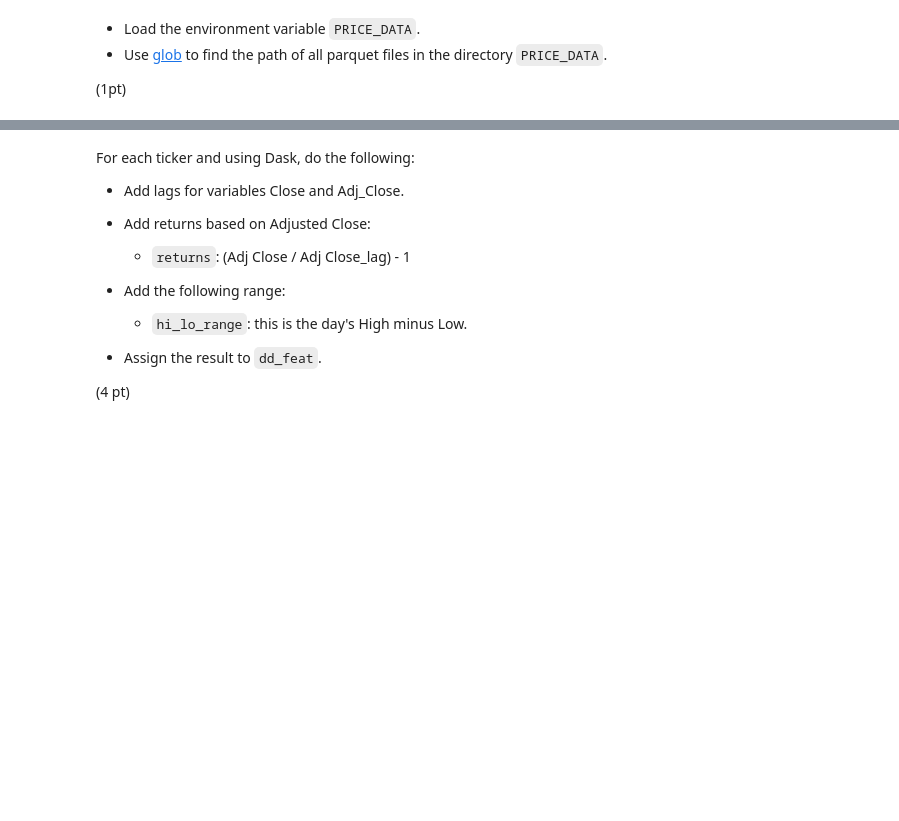
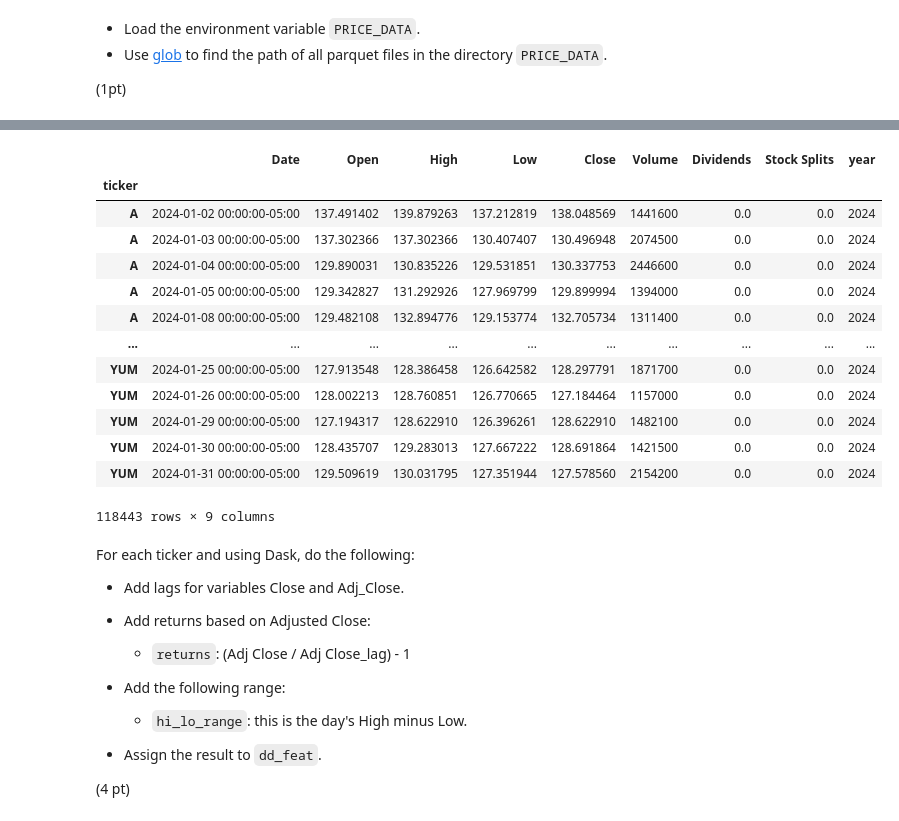
Before and after one commit to UofT-DSI/production, a Jupyter notebook: 02_activities/assignments/assignment_1.ipynb, the cells around one changed output, grey strips where cells are left out. Saved outputs shown, nothing was run; the diff lists cells and outputs as text; code cells hidden in the pictures; blank space fills up the shorter version.

```diff
--- a/02_activities/assignments/assignment_1.ipynb
+++ b/02_activities/assignments/assignment_1.ipynb
@@ -61,3 +83,22 @@ df = dd.read_parquet(ft_glob).compute().reset_index()
+# %%
+
+dd_px = dd.read_parquet(parquet_files).set_index("ticker")
+dd_px.compute()
+# %% [output]
+|  | Date | Open | High | Low | Close | Volume | Dividends | Stock Splits | year |
+| ticker |  |  |  |  |  |  |  |  |  |
+| A | 2024-01-02 00:00:00-05:00 | 137.491402 | 139.879263 | 137.212819 | 138.048569 | 1441600 | 0.0 | 0.0 | 2024 |
+| A | 2024-01-03 00:00:00-05:00 | 137.302366 | 137.302366 | 130.407407 | 130.496948 | 2074500 | 0.0 | 0.0 | 2024 |
+| A | 2024-01-04 00:00:00-05:00 | 129.890031 | 130.835226 | 129.531851 | 130.337753 | 2446600 | 0.0 | 0.0 | 2024 |
+| A | 2024-01-05 00:00:00-05:00 | 129.342827 | 131.292926 | 127.969799 | 129.899994 | 1394000 | 0.0 | 0.0 | 2024 |
+| A | 2024-01-08 00:00:00-05:00 | 129.482108 | 132.894776 | 129.153774 | 132.705734 | 1311400 | 0.0 | 0.0 | 2024 |
+| ... | ... | ... | ... | ... | ... | ... | ... | ... | ... |
+| YUM | 2024-01-25 00:00:00-05:00 | 127.913548 | 128.386458 | 126.642582 | 128.297791 | 1871700 | 0.0 | 0.0 | 2024 |
+| YUM | 2024-01-26 00:00:00-05:00 | 128.002213 | 128.760851 | 126.770665 | 127.184464 | 1157000 | 0.0 | 0.0 | 2024 |
+| YUM | 2024-01-29 00:00:00-05:00 | 127.194317 | 128.622910 | 126.396261 | 128.622910 | 1482100 | 0.0 | 0.0 | 2024 |
+| YUM | 2024-01-30 00:00:00-05:00 | 128.435707 | 129.283013 | 127.667222 | 128.691864 | 1421500 | 0.0 | 0.0 | 2024 |
+| YUM | 2024-01-31 00:00:00-05:00 | 129.509619 | 130.031795 | 127.351944 | 127.578560 | 2154200 | 0.0 | 0.0 | 2024 |
+118443 rows × 9 columns
 # %% [markdown]
 For each ticker and using Dask, do the following:
 
```
Also changed, not shown: parts of 8 cells of this notebook, 3 other files.
